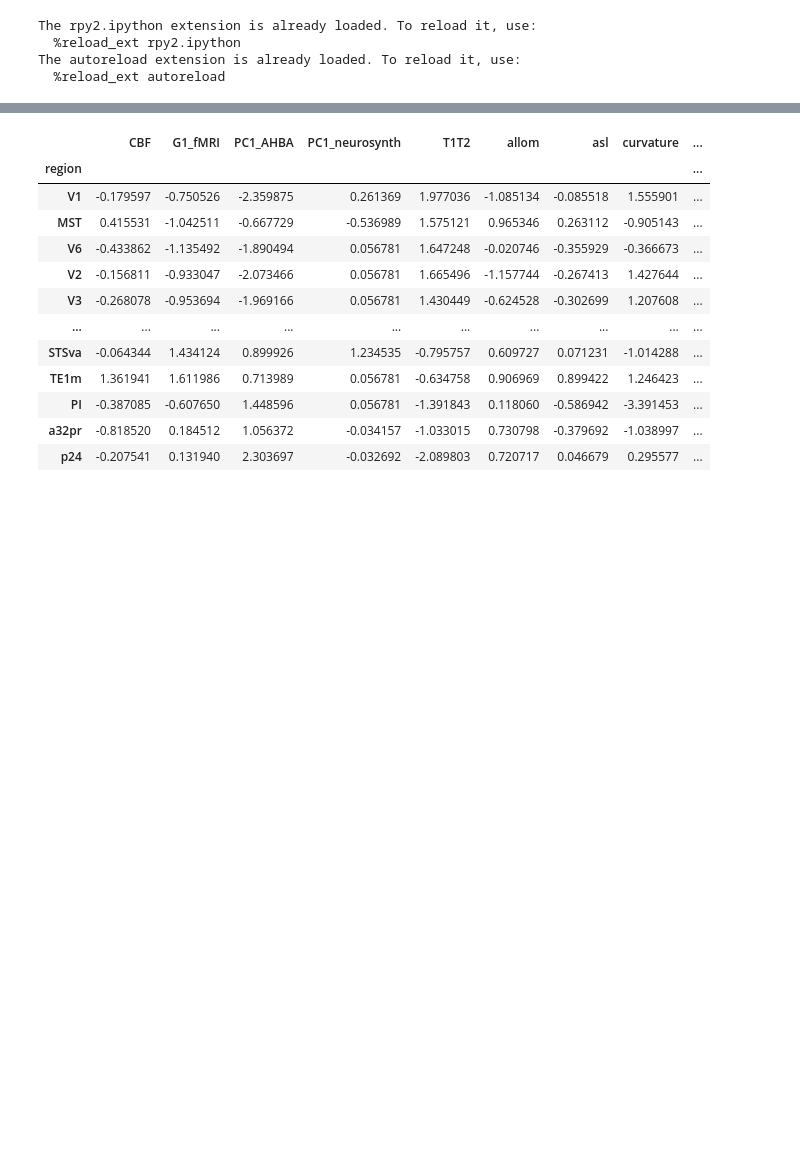
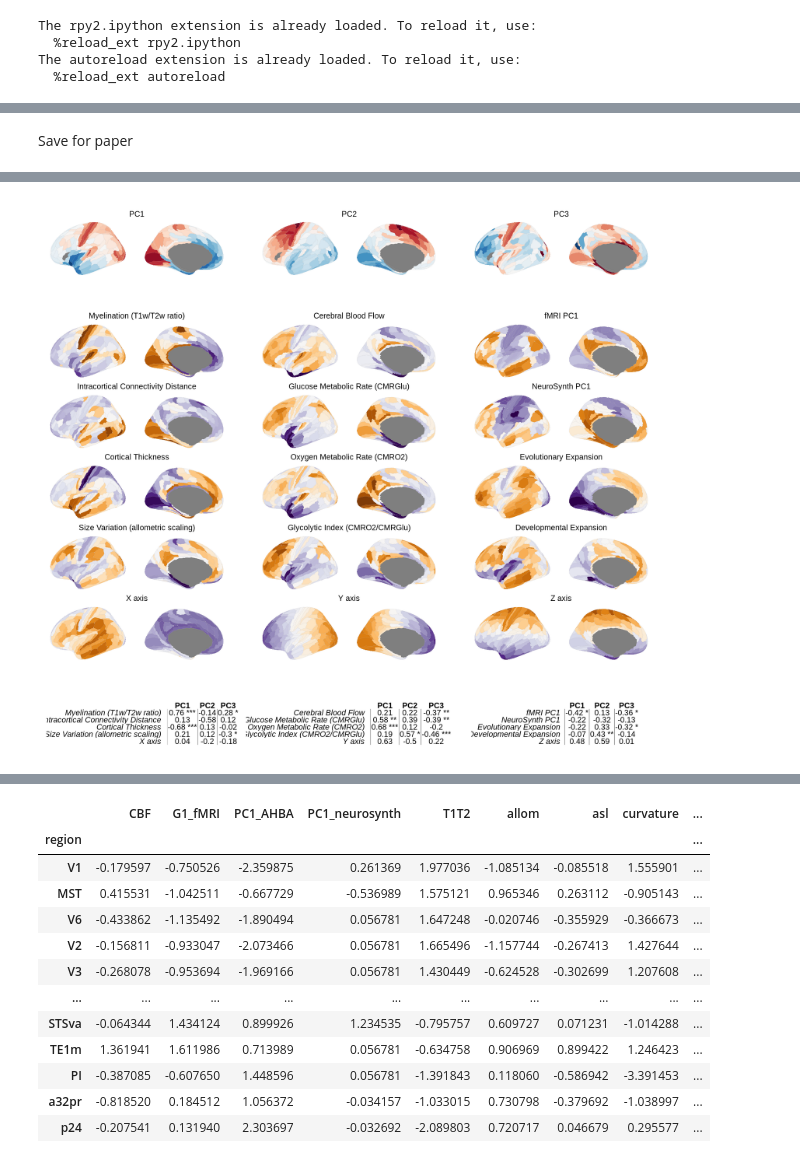
Before and after one commit to richardajdear/AHBA_gradients, a Jupyter notebook: notebooks/other_maps.ipynb, the cells around one changed output, grey strips where cells are left out. Cells and saved outputs as stored; diff of their text form; code cells hidden in the pictures; blank space fills up the shorter version.

Commit message:
figures v1

```diff
--- a/notebooks/other_maps.ipynb
+++ b/notebooks/other_maps.ipynb
@@ -36,0 +113,18 @@ Select certain maps
+# %%
+# generate_surrogates(maps, 1000, '../outputs/sim_maps_v2_1000.npy')
+sim_maps_1000 = np.load("../outputs/sim_maps_v2_1000.npy")
+null_corrs = corr_nulls_from_maps(sim_maps_1000, scores, maps, method='pearson')
+# %%
+corrs = get_corrs(scores, maps, method='pearson')
+null_p = get_null_p(corrs, null_corrs)
+# %%
+map_corrs_sig = (corrs
+ .loc[null_p.index]
+ .round(2).astype('string')
+ .where(null_p > .05, other = lambda x: x+' *')
+ .where(null_p > .01, other = lambda x: x+'*')
+ .where(null_p > .001, other = lambda x: x+'*')
+ .set_axis(selected_maps.values(), axis=0)
+)
+# map_corrs_sig.to_csv("../outputs/map_corrs_sig.csv")
+map_corrs_sig
@@ -36,0 +148,6 @@ Select certain maps
+# %%
+# maps_order = maps.loc[:, null_p.index]
+scores_plot = scores.join(get_labels_hcp())
+maps_plot = maps.set_axis(selected_maps.values(), axis=1)
+# %% [markdown]
+Save for paper
@@ -36,0 +158,11 @@ Select certain maps
+# %%
+%%R -w 2000 -h 1800 -i maps_plot -i scores_plot -i map_corrs_sig
+library(ggpubr)
+g2 <- plot_hcp_wide(scores_plot) + guides(fill='none') + theme(strip.text.x = element_text(size=25))
+g3 <- plot_maps(maps_plot, colors=rev(brewer.puor(100))) + guides(fill='none') + theme(strip.text.x = element_text(size=25))
+gt1 <- ggtexttable(map_corrs_sig[1:5,], theme=ttheme('minimal', base_size=25, padding = unit(c(5, 5, 5, 5), "pt")))
+gt2 <- ggtexttable(map_corrs_sig[6:10,], theme=ttheme('minimal', base_size=25, padding = unit(c(5, 5, 5, 5), "pt")))
+gt3 <- ggtexttable(map_corrs_sig[11:15,], theme=ttheme('minimal', base_size=25, padding = unit(c(5, 5, 5, 5), "pt")))
+
+(g2 / g3 / (gt1 | gt2 | gt3)) + plot_layout(heights=c(1,6,1))
+# %% [output]
@@ -36,0 +172 @@ Select certain maps
+[figure, added]
```
Also changed, not shown: parts of 15 cells of this notebook, 13 other files.
